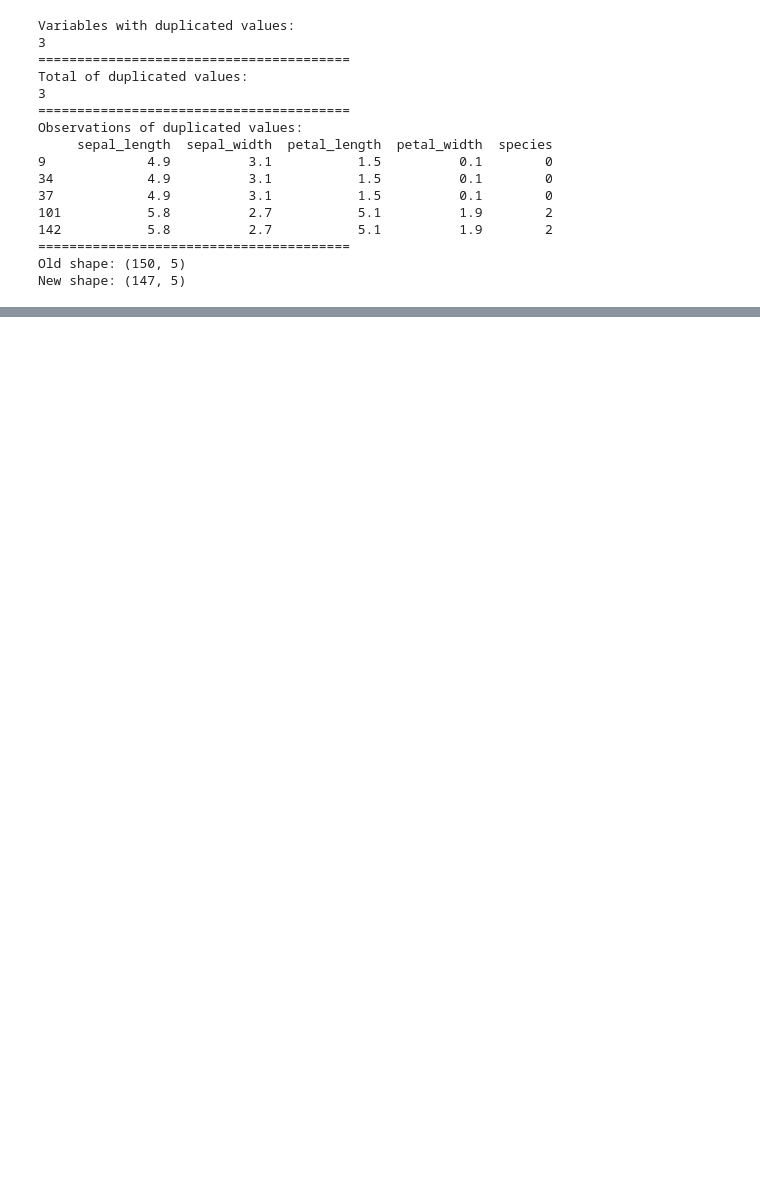
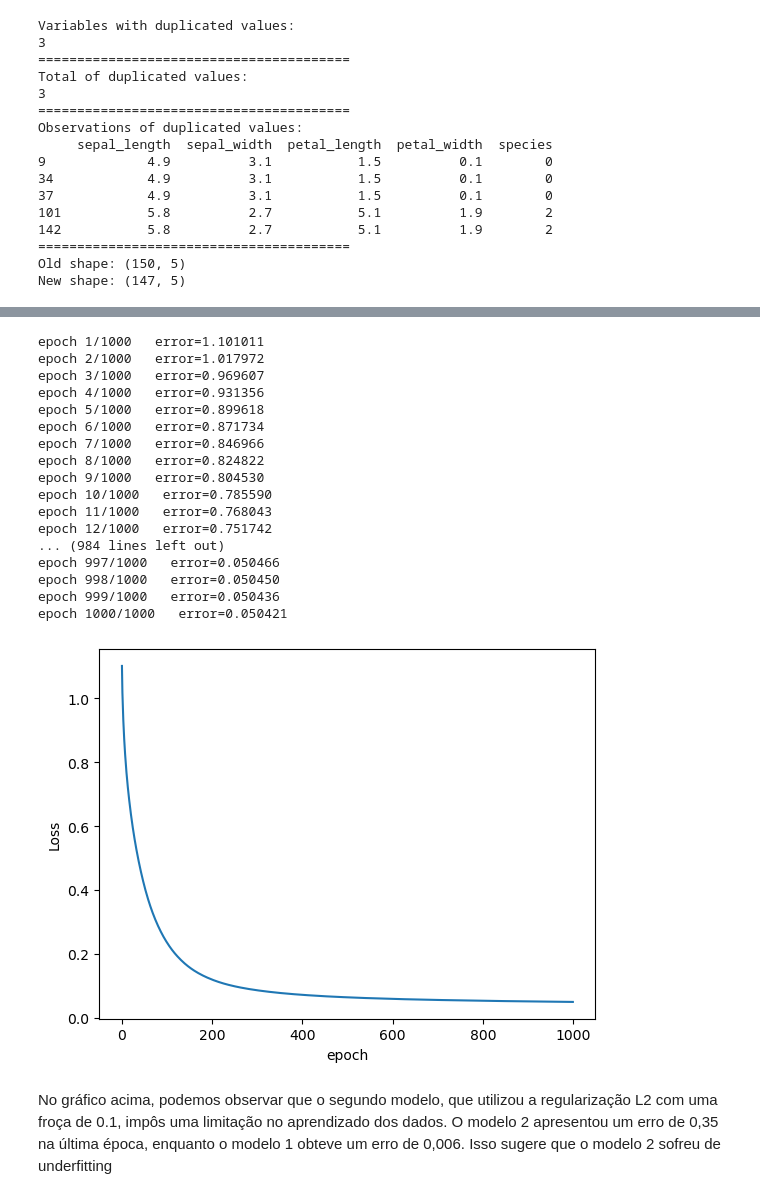
Before and after one commit to gabrieldadcarvalho/IF867_deep_learning_introduction, a Jupyter notebook: exercise_list/01/ListaPratica01_IF867.ipynb, the cells around one changed output, grey strips where cells are left out. Cells and saved outputs as stored; diff of their text form; code cells hidden in the pictures; blank space fills up the shorter version.

```diff
--- a/exercise_list/01/ListaPratica01_IF867.ipynb
+++ b/exercise_list/01/ListaPratica01_IF867.ipynb
@@ -326,0 +710,13 @@ No banco de dados Iris, nenhum dado ausente foi identificado nas variáveis. Foi
+# %%
+net_insurance_2 = Network()
+net_insurance_2.add(FCLayer(X_train_insurance.shape[1], 128))  # Increased neurons
+net_insurance_2.add(ActivationLayer(relu, d_relu))  # changed to relu activation
+net_insurance_2.add(FCLayer(128, 256))  # Added a layer
+net_insurance_2.add(ActivationLayer(relu, d_relu))  # changed to relu activation
+net_insurance_2.add(FCLayer(256, 800))
+net_insurance_2.add(ActivationLayer(relu, d_relu))  # Changed to relu activation
+net_insurance_2.add(FCLayer(800, 256))
+net_insurance_2.add(ActivationLayer(relu, d_relu))
+net_insurance_2.add(FCLayer(256, 1))
+net_insurance_2.add(ActivationLayer(linear, d_linear))
+net_insurance_2.loss_use(mse, d_mse)
@@ -326,0 +757,31 @@ No banco de dados Iris, nenhum dado ausente foi identificado nas variáveis. Foi
+# %%
+net_insurance_2.train(
+    X_train_insurance,
+    Y_train_insurance,
+    epoch=1000,
+    batch_size=32,
+    learning_rate=0.0001,
+    seed=42,
+    l2_lambda=0.1
+)
+# %% [output]
+epoch 1/1000   error=1.101011
+epoch 2/1000   error=1.017972
+epoch 3/1000   error=0.969607
+epoch 4/1000   error=0.931356
+epoch 5/1000   error=0.899618
+epoch 6/1000   error=0.871734
+epoch 7/1000   error=0.846966
+epoch 8/1000   error=0.824822
+epoch 9/1000   error=0.804530
+epoch 10/1000   error=0.785590
+epoch 11/1000   error=0.768043
+epoch 12/1000   error=0.751742
+... (984 lines left out)
+epoch 997/1000   error=0.050466
+epoch 998/1000   error=0.050450
+epoch 999/1000   error=0.050436
+epoch 1000/1000   error=0.050421
+[figure, added]
+# %% [markdown]
+No gráfico acima, podemos observar que o segundo modelo, que utilizou a regularização L2 com uma froça de 0.1, impôs uma limitação no aprendizado dos dados. O modelo 2 apresentou um erro de 0,35 na última época, enquanto o modelo 1 obteve um erro de 0,006. Isso sugere que o modelo 2 sofreu de underfitting
```
Also changed, not shown: parts of 94 cells of this notebook, 17 other files.
